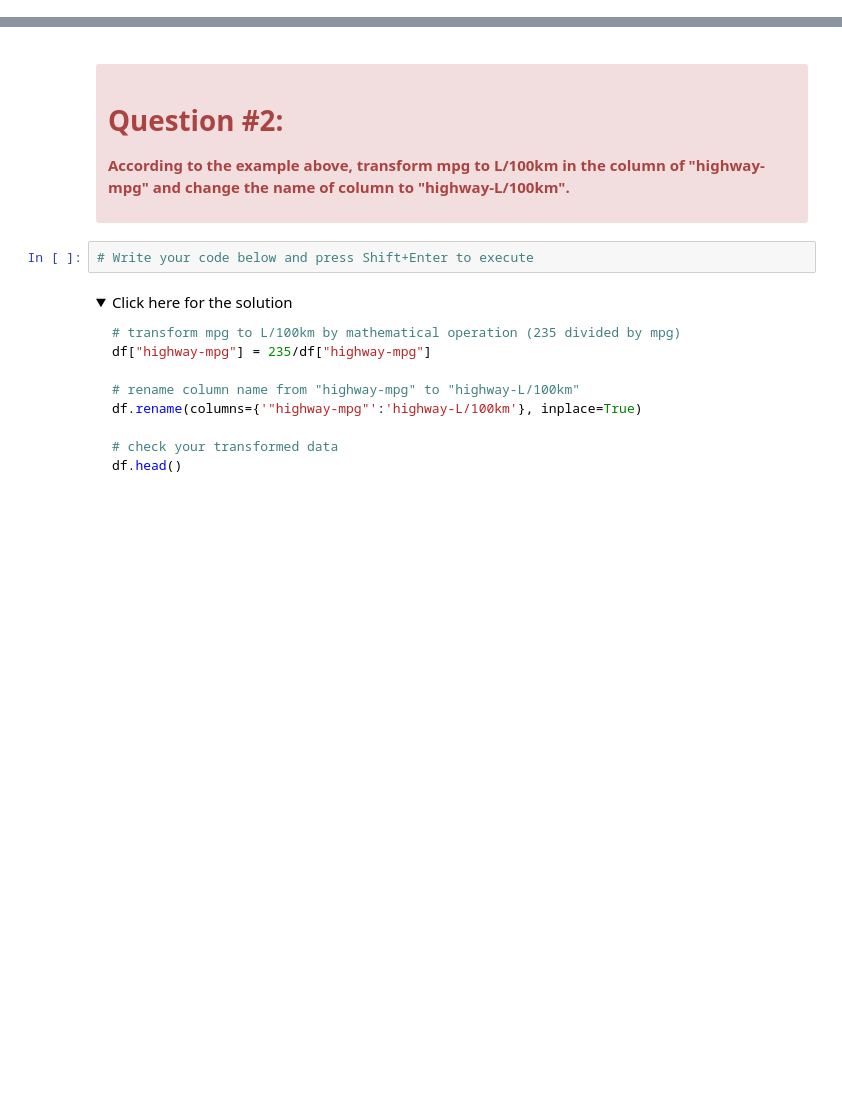
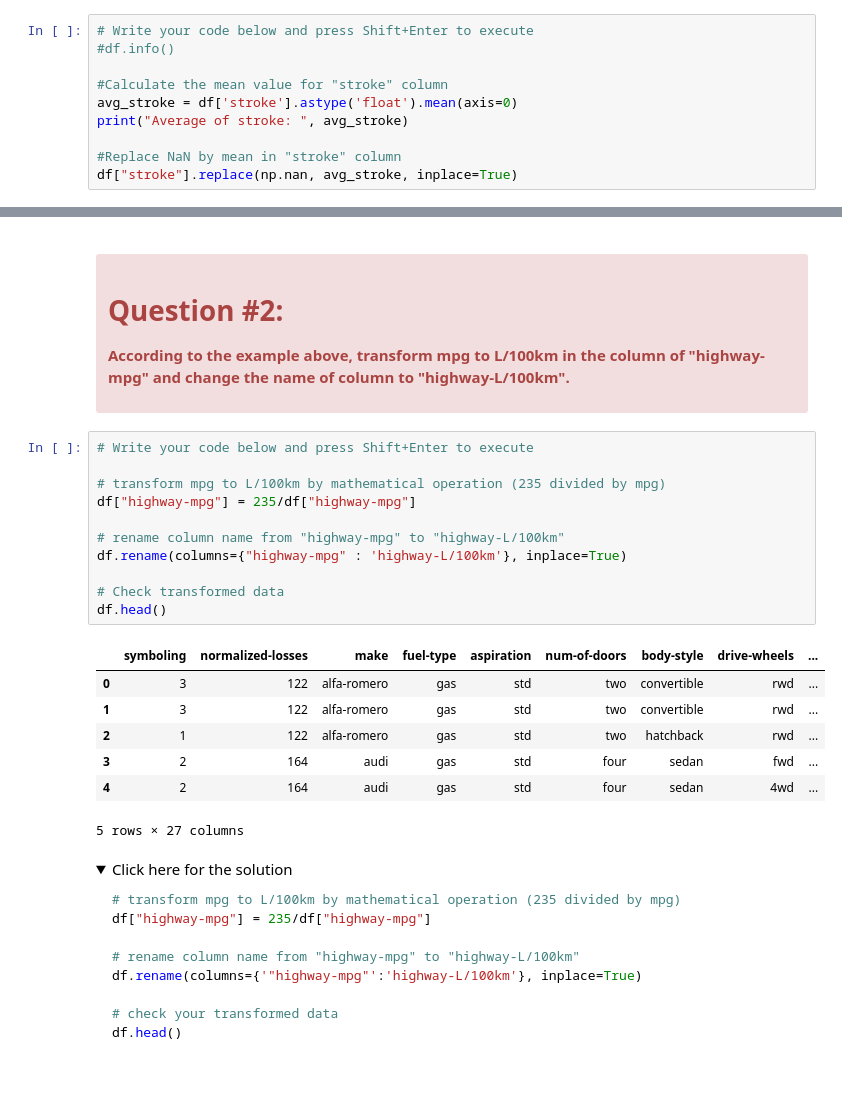
Before and after one commit to dylan-script/programacion_analitca_datos, a Jupyter notebook: Laboratorios/Cohorte II/Data-Wrangling/DA0101EN-2-Review-Data-Wrangling.ipynb, the cells around one changed output, grey strips where cells are left out. Cells and saved outputs as stored; diff of their text form; folded sections open; blank space fills up the shorter version.

Commit message:
DA0101EN-2-Review-Data-Wrangling: Done

```diff
--- a/Laboratorios/Cohorte II/Data-Wrangling/DA0101EN-2-Review-Data-Wrangling.ipynb
+++ b/Laboratorios/Cohorte II/Data-Wrangling/DA0101EN-2-Review-Data-Wrangling.ipynb
@@ -267,0 +284,10 @@ df["bore"].replace(np.nan, avg_bore, inplace=True)
+# %%
+# Write your code below and press Shift+Enter to execute
+#df.info()
+
+#Calculate the mean value for "stroke" column
+avg_stroke = df['stroke'].astype('float').mean(axis=0)
+print("Average of stroke: ", avg_stroke)
+
+#Replace NaN by mean in "stroke" column
+df["stroke"].replace(np.nan, avg_stroke, inplace=True)
@@ -387,8 +513,25 @@ df.head()
 <b>According to the example above, transform mpg to L/100km in the column of "highway-mpg" and change the name of column to "highway-L/100km".</b>
 
 </div>
-# %%
-# Write your code below and press Shift+Enter to execute
+# %%
+# Write your code below and press Shift+Enter to execute
+
+# transform mpg to L/100km by mathematical operation (235 divided by mpg)
+df["highway-mpg"] = 235/df["highway-mpg"]
+
+# rename column name from "highway-mpg" to "highway-L/100km"
+df.rename(columns={"highway-mpg" : 'highway-L/100km'}, inplace=True)
+
+# Check transformed data
+df.head()
+# %% [output]
+|  | symboling | normalized-losses | make | fuel-type | aspiration | num-of-doors | body-style | drive-wheels | ... |
+| 0 | 3 | 122 | alfa-romero | gas | std | two | convertible | rwd | ... |
+| 1 | 3 | 122 | alfa-romero | gas | std | two | convertible | rwd | ... |
+| 2 | 1 | 122 | alfa-romero | gas | std | two | hatchback | rwd | ... |
+| 3 | 2 | 164 | audi | gas | std | four | sedan | fwd | ... |
+| 4 | 2 | 164 | audi | gas | std | four | sedan | 4wd | ... |
+5 rows × 27 columns
 # %% [markdown]
 <details><summary>Click here for the solution</summary>
 
```
Also changed, not shown: parts of 35 cells of this notebook, 1 other file.
